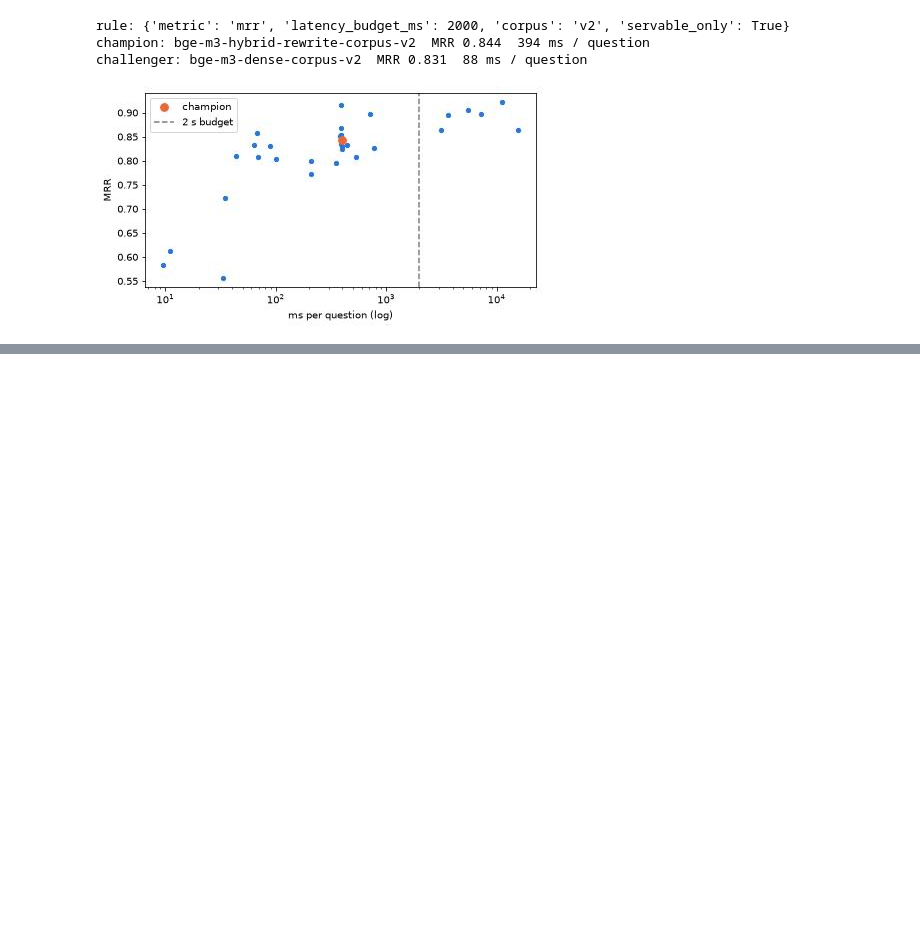
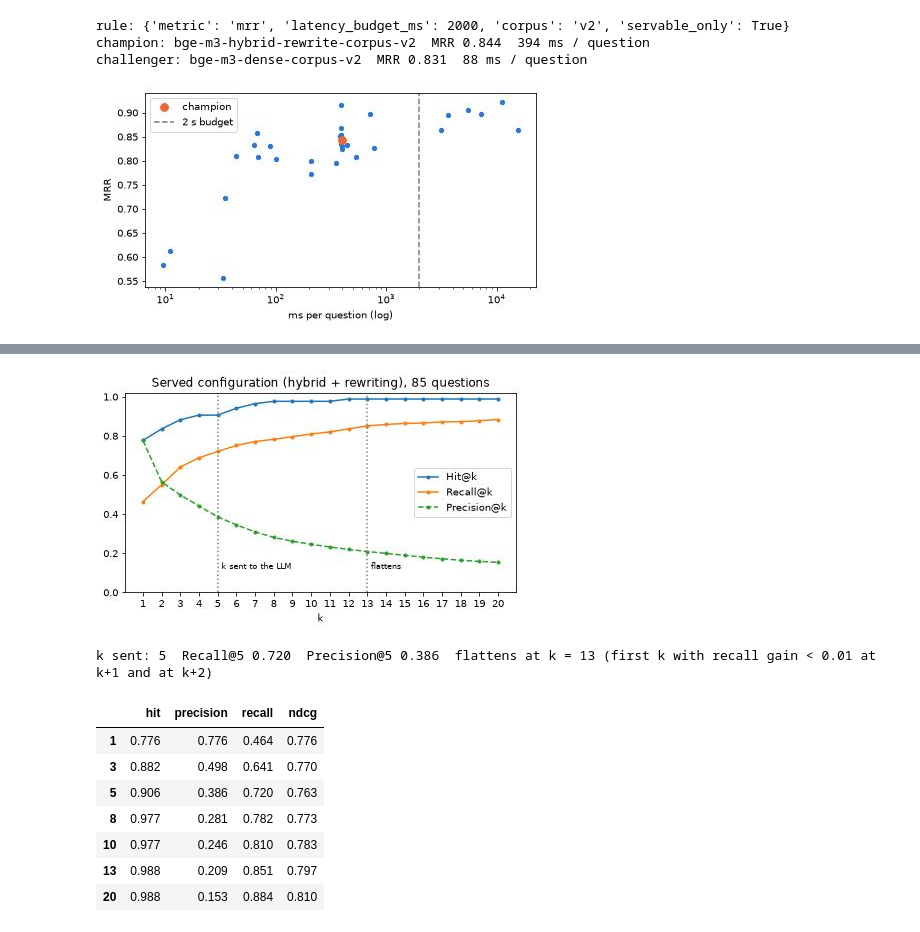
Before and after one commit to melekbouabid/syRX, a Jupyter notebook: notebooks/module2/02_retrieval_benchmark.ipynb, the cells around one changed output, grey strips where cells are left out. Cells and saved outputs as stored; diff of their text form; code cells hidden in the pictures; blank space fills up the shorter version.

```diff
--- a/notebooks/module2/02_retrieval_benchmark.ipynb
+++ b/notebooks/module2/02_retrieval_benchmark.ipynb
@@ -208,0 +287,34 @@ challenger: bge-m3-dense-corpus-v2  MRR 0.831  88 ms / question
+# %%
+served = evaluation["served"]
+curve = pd.DataFrame(evaluation["configs"][served["config"]]["curve"])
+curve.index = range(1, len(curve) + 1)
+fig, ax = plt.subplots(figsize=(7, 3.6))
+for name, style in (("hit", "-"), ("recall", "-"), ("precision", "--")):
+    ax.plot(curve.index, curve[name], style, marker="o", markersize=3, label=name.capitalize() + "@k")
+ax.axvline(served["llm_k"], color="grey", linestyle=":")
+ax.text(served["llm_k"] + 0.2, 0.12, "k sent to the LLM", fontsize=8)
+ax.axvline(served["flattening_k"], color="grey", linestyle=":")
+ax.text(served["flattening_k"] + 0.2, 0.12, "flattens", fontsize=8)
+ax.set_xlabel("k")
+ax.set_xticks(range(1, len(curve) + 1))
+ax.set_ylim(0, 1.02)
+ax.set_title("Served configuration (hybrid + rewriting), 85 questions")
+ax.legend(loc="center right")
+plt.show()
+print(
+    f"k sent: {served['llm_k']}  Recall@{served['llm_k']} {served['recall_at_llm_k']:.3f}"
+    f"  Precision@{served['llm_k']} {served['precision_at_llm_k']:.3f}"
+    f"  flattens at k = {served['flattening_k']} ({served['flattening_rule']})"
+)
+fmt(curve.loc[[1, 3, 5, 8, 10, 13, 20], ["hit", "precision", "recall", "ndcg"]])
+# %% [output]
+[figure, added]
+k sent: 5  Recall@5 0.720  Precision@5 0.386  flattens at k = 13 (first k with recall gain < 0.01 at k+1 and at k+2)
+|  | hit | precision | recall | ndcg |
+| 1 | 0.776 | 0.776 | 0.464 | 0.776 |
+| 3 | 0.882 | 0.498 | 0.641 | 0.770 |
+| 5 | 0.906 | 0.386 | 0.720 | 0.763 |
+| 8 | 0.977 | 0.281 | 0.782 | 0.773 |
+| 10 | 0.977 | 0.246 | 0.810 | 0.783 |
+| 13 | 0.988 | 0.209 | 0.851 | 0.797 |
+| 20 | 0.988 | 0.153 | 0.884 | 0.810 |
```
Also changed, not shown: parts of 10 cells of this notebook.
